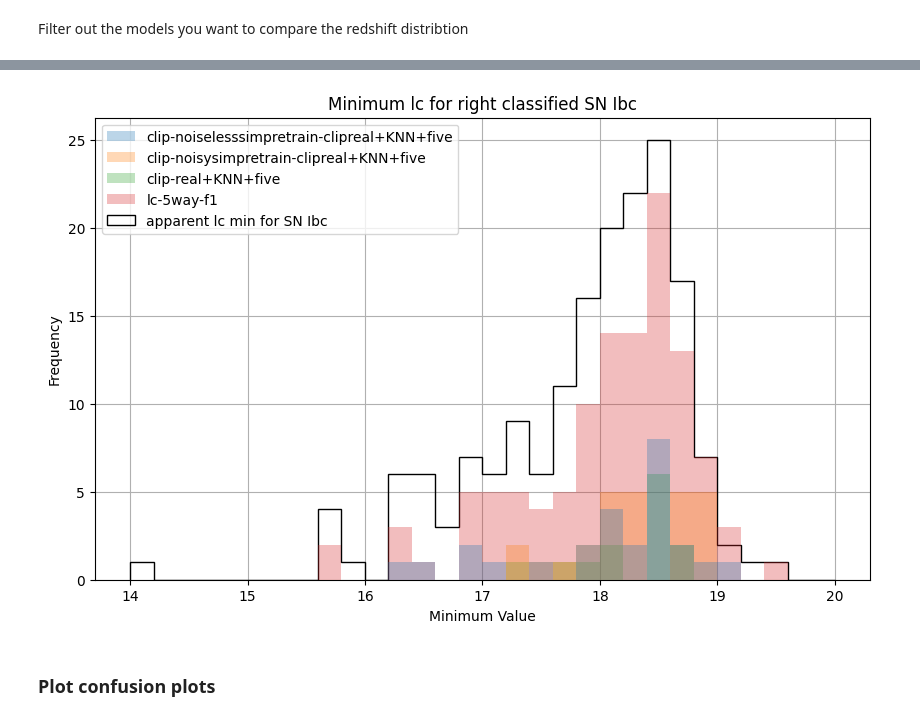
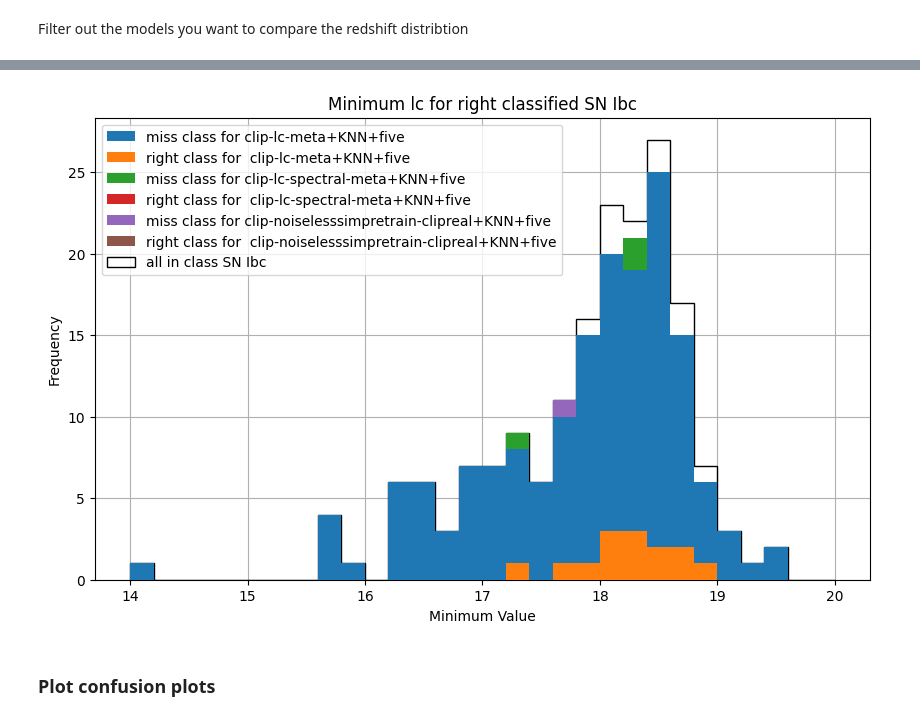
Before and after one commit to ThomasHelfer/multimodal-supernovae, a Jupyter notebook: plot_data.ipynb, the cells around one changed output, grey strips where cells are left out. Drawn from its saved outputs; the diff is of its cells as text; code cells hidden in the pictures.

```diff
--- a/plot_data.ipynb
+++ b/plot_data.ipynb
@@ -247,7 +539,7 @@ for i, (index, row) in enumerate(filtered_classified.iterrows()):
         label=row["Model"],
         range=[min(total_class_hist), max(total_class_hist)],
         alpha=0.4,
-        zorder = 20 -i
+        zorder=20 - i,
     )
 plt.hist(
     total_class_hist,
@@ -271,5 +563,5 @@ plt.show()
 # %%
-def compute_masked_min(filtered_df, data = 'lc_data'):
+def compute_masked_min(filtered_df, data="lc_data"):
     """
     Computes the minimum of x_lc after applying mask_lc for each batch.
 
@@ -279,8 +571,10 @@ def compute_masked_min(filtered_df, data = 'lc_data'):
     Returns:
     List: A list containing the masked minimum values for each batch.
     """
-    x_lc_list = filtered_df[data].apply(lambda d: d['x_lc'] if d is not None else None)
-    mask_lc_list = filtered_df[data].apply(lambda d: d['mask_lc'] if d is not None else None)
+    x_lc_list = filtered_df[data].apply(lambda d: d["x_lc"] if d is not None else None)
+    mask_lc_list = filtered_df[data].apply(
+        lambda d: d["mask_lc"] if d is not None else None
+    )
     masked_min_list = []
 
     for x_lc, mask_lc in zip(x_lc_list, mask_lc_list):
@@ -294,6 +588,7 @@ def compute_masked_min(filtered_df, data = 'lc_data'):
 # %%
 # Filter out classes
 filtered_classified = filter_elements(df_cleaned, class_filter)
-min_lc_data_hit = compute_masked_min(filtered_classified,'lc_data')
-min_lc_data_class_all = compute_masked_min(filtered_classified,'lc_data_all')
+min_lc_data_hit = compute_masked_min(filtered_classified, "lc_data")
+min_lc_data_class_all = compute_masked_min(filtered_classified, "lc_data_all")
+min_lc_data_miss = compute_masked_min(filtered_classified, "lc_data_not")
 # %%
@@ -307,20 +601,42 @@ Name: Model, dtype: object
 # %%
 # Plot the masked minimum values
 plt.figure(figsize=(10, 6))
-for i, data in enumerate(min_lc_data_hit):
-    if data is not None:
-        plt.hist(data, bins=30, alpha=0.3, label=f'{filtered_classified["Model"][i]}',range = (14,20),zorder = 10-i)
+for i, (hit, miss) in enumerate(zip(min_lc_data_hit, min_lc_data_miss)):
+    if hit is not None:
+        plt.hist(
+            miss,
+            bins=30,
+            alpha=1,
+            label=f'miss class for {filtered_classified["Model"][i]}',
+            range=(14, 20),
+            zorder=10 - i,
+        )
+        plt.hist(
+            hit,
+            bins=30,
+            alpha=1,
+            label=f'right class for  {filtered_classified["Model"][i]}',
+            range=(14, 20),
+            zorder=10 - i,
+        )
 
-plt.hist(min_lc_data_class_all[0], bins=30, label=f'apparent lc min for {class_names[int(class_filter)][0]}',range = (14,20), histtype="step",edgecolor = 'black')
+plt.hist(
+    min_lc_data_class_all[0],
+    bins=30,
+    label=f"all in class {class_names[int(class_filter)][0]}",
+    range=(14, 20),
+    histtype="step",
+    edgecolor="black",
+)
 
-plt.title(f'Minimum lc for right classified {class_names[int(class_filter)][0]}')
-plt.xlabel('Minimum Value')
-plt.ylabel('Frequency')
-plt.legend(loc='upper left')
+plt.title(f"Minimum lc for right classified {class_names[int(class_filter)][0]}")
+plt.xlabel("Minimum Value")
+plt.ylabel("Frequency")
+plt.legend(loc="upper left")
 plt.grid(True)
 plt.show()
 # %% [output]
-[figure, old version]
+[figure, new version]
 # %% [markdown]
 ### Plot confusion plots
 # %%
```
Also changed, not shown: parts of 17 cells of this notebook.
